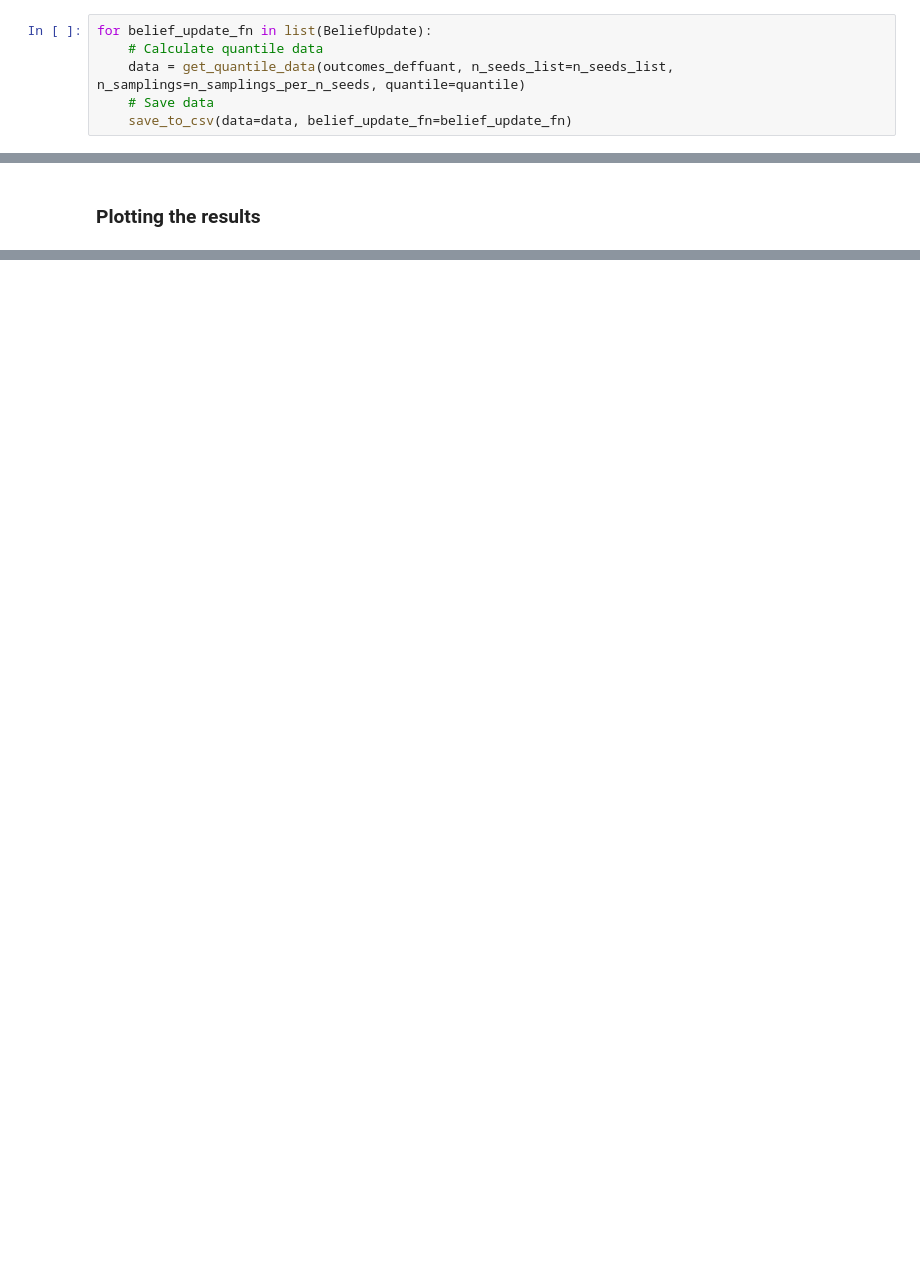
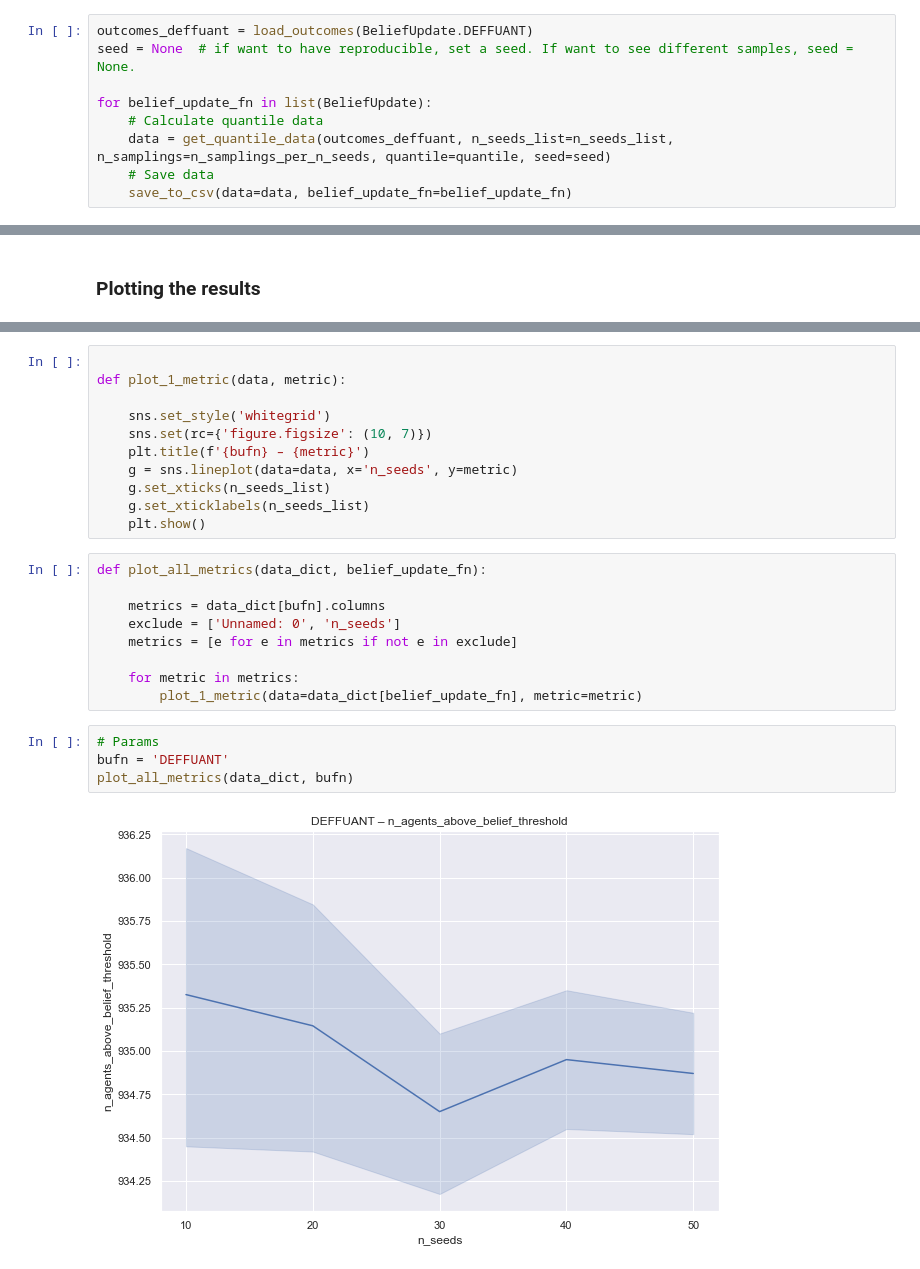
Before and after one commit to felicity-reddel/MisinfoPy, a Jupyter notebook: dmdu/exploration/seed_analysis_bootstrap.ipynb, the cells around one changed output, grey strips where cells are left out. Saved outputs shown, nothing was run; the diff lists cells and outputs as text; blank space fills up the shorter version.

Commit message:
included plotting (no subplots yet)

```diff
--- a/dmdu/exploration/seed_analysis_bootstrap.ipynb
+++ b/dmdu/exploration/seed_analysis_bootstrap.ipynb
@@ -16,9 +16,12 @@ quantile = 0.5
 # %% [markdown]
 ### Bootstrapping
 # %%
+outcomes_deffuant = load_outcomes(BeliefUpdate.DEFFUANT)
+seed = None  # if want to have reproducible, set a seed. If want to see different samples, seed = None.
+
 for belief_update_fn in list(BeliefUpdate):
     # Calculate quantile data
-    data = get_quantile_data(outcomes_deffuant, n_seeds_list=n_seeds_list, n_samplings=n_samplings_per_n_seeds, quantile=quantile)
+    data = get_quantile_data(outcomes_deffuant, n_seeds_list=n_seeds_list, n_samplings=n_samplings_per_n_seeds, quantile=quantile, seed=seed)
     # Save data
     save_to_csv(data=data, belief_update_fn=belief_update_fn)
 # %% [markdown]
@@ -47,0 +66,26 @@ SIT <class 'pandas.core.frame.DataFrame'>
+# %%
+
+def plot_1_metric(data, metric):
+
+    sns.set_style('whitegrid')
+    sns.set(rc={'figure.figsize': (10, 7)})
+    plt.title(f'{bufn} – {metric}')
+    g = sns.lineplot(data=data, x='n_seeds', y=metric)
+    g.set_xticks(n_seeds_list)
+    g.set_xticklabels(n_seeds_list)
+    plt.show()
+# %%
+def plot_all_metrics(data_dict, belief_update_fn):
+
+    metrics = data_dict[bufn].columns
+    exclude = ['Unnamed: 0', 'n_seeds']
+    metrics = [e for e in metrics if not e in exclude]
+
+    for metric in metrics:
+        plot_1_metric(data=data_dict[belief_update_fn], metric=metric)
+# %%
+# Params
+bufn = 'DEFFUANT'
+plot_all_metrics(data_dict, bufn)
+# %% [output]
+[figure, added]
```
Also changed, not shown: parts of 9 cells of this notebook.
